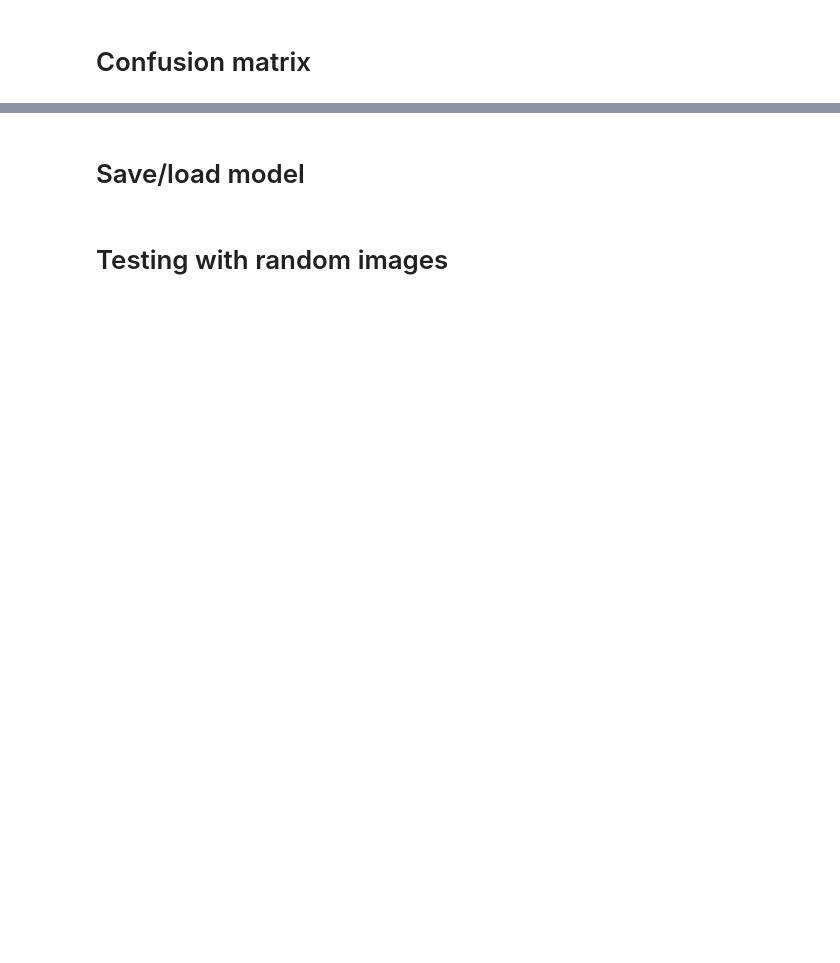
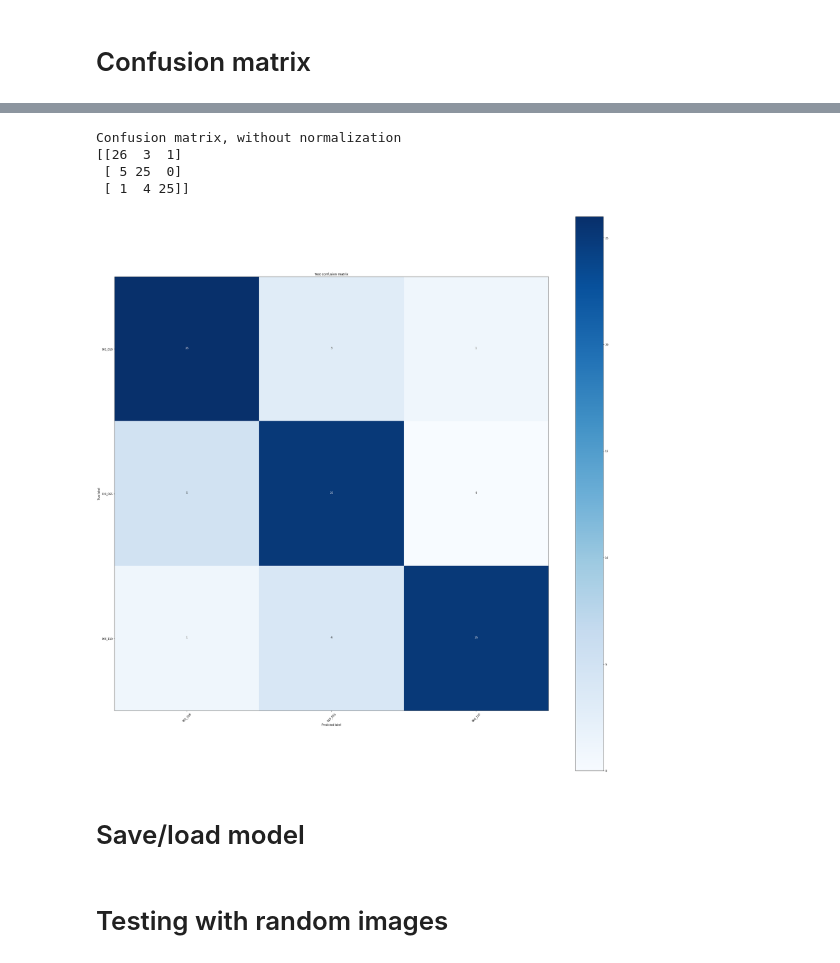
Before and after one commit to Somertonman/hackathon, a Jupyter notebook: age_group_prediction.ipynb, the cells around one changed output, grey strips where cells are left out. Cells and saved outputs as stored; diff of their text form; code cells hidden in the pictures; blank space fills up the shorter version.

```diff
--- a/age_group_prediction.ipynb
+++ b/age_group_prediction.ipynb
@@ -116,7 +132,7 @@ for dirname in raw_folders:
 # Test/train split
 # %%
 # percentage of both masked and nomasked images for test/train split
-TRAIN_SPLIT_AT = 0.8
+TRAIN_SPLIT_AT = 0.9
 
 n_of_train_files = int(total_number_of_files * TRAIN_SPLIT_AT)
 
@@ -381,3 +393,11 @@ Confusion matrix, without normalization
+# %%
+plot_confusion_matrix(valid_cm, labels, title='Test confusion matrix')
+# %% [output]
+Confusion matrix, without normalization
+[[26  3  1]
+ [ 5 25  0]
+ [ 1  4 25]]
+[figure, added]
 # %% [markdown]
 # Save/load model
 # %%
```
Also changed, not shown: parts of 15 cells of this notebook.
